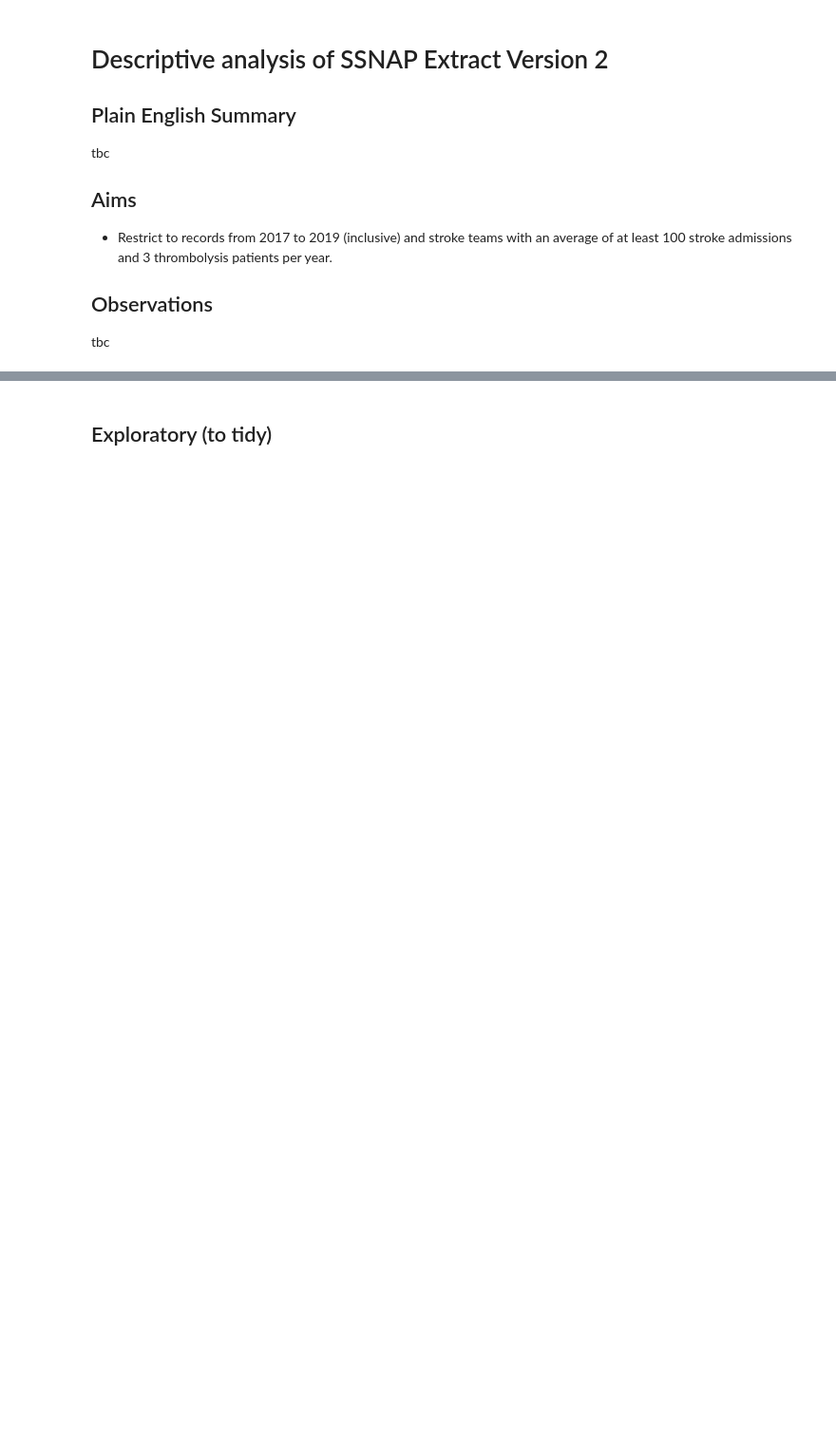
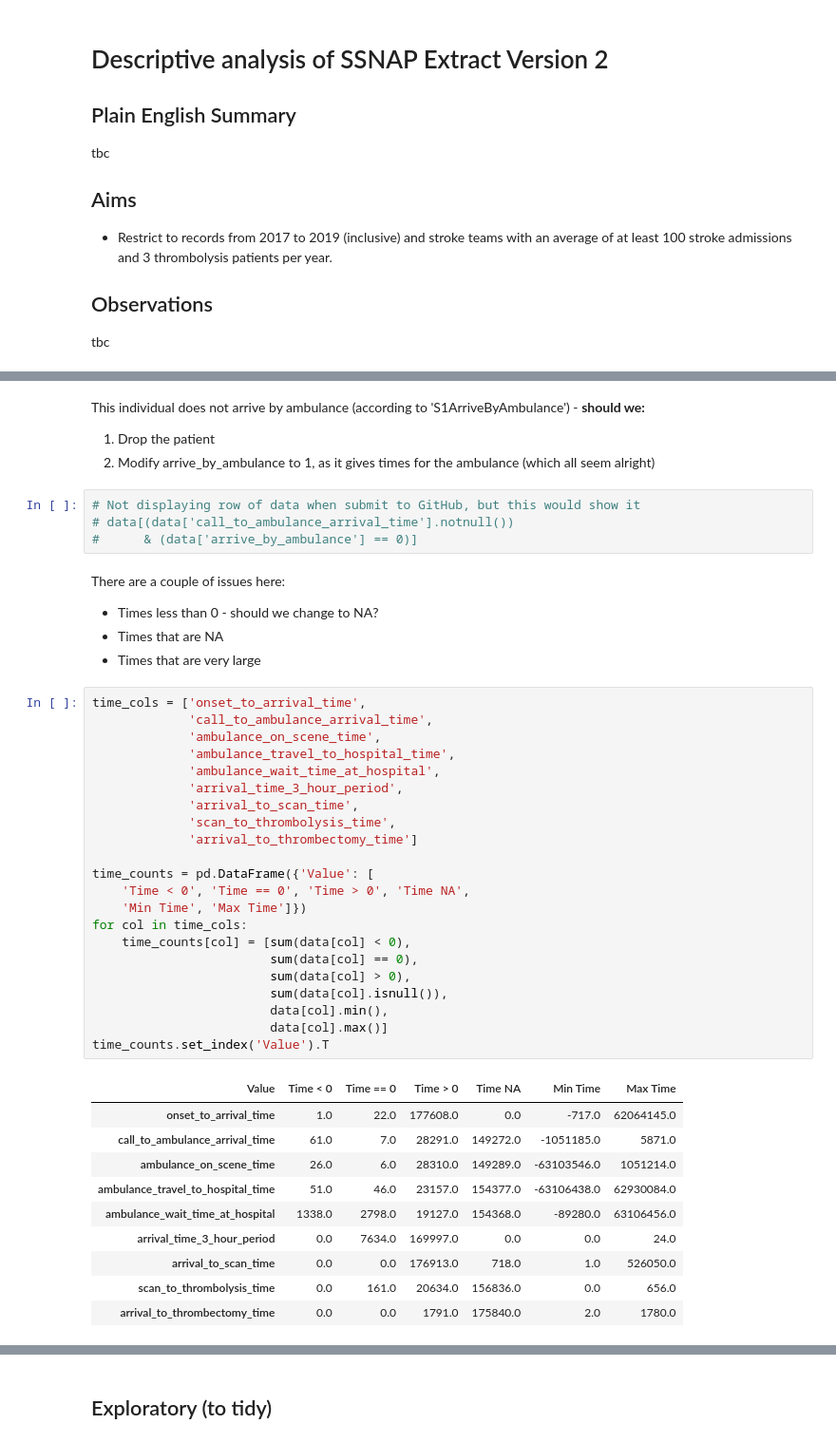
Before and after one commit to samuel-book/samuel_2_data_prep, a Jupyter notebook: descriptive_statistics/01_descriptive_analysis.ipynb, the cells around one changed output, grey strips where cells are left out. Shown at 95% size. Drawn from its saved outputs; the diff is of its cells as text; blank space fills up the shorter version.

Commit message:
Exploring NaN, distinguishing potential issues from valid missing data

```diff
--- a/descriptive_statistics/01_descriptive_analysis.ipynb
+++ b/descriptive_statistics/01_descriptive_analysis.ipynb
@@ -91,0 +252,46 @@ Number of stroke teams removed from dataset: 4
+# %% [markdown]
+This individual does not arrive by ambulance (according to 'S1ArriveByAmbulance') - **should we:**
+1. Drop the patient
+2. Modify arrive_by_ambulance to 1, as it gives times for the ambulance (which all seem alright)
+# %%
+# Not displaying row of data when submit to GitHub, but this would show it
+# data[(data['call_to_ambulance_arrival_time'].notnull())
+#      & (data['arrive_by_ambulance'] == 0)]
+# %% [markdown]
+There are a couple of issues here:
+* Times less than 0 - should we change to NA?
+* Times that are NA
+* Times that are very large
+# %%
+time_cols = ['onset_to_arrival_time',
+             'call_to_ambulance_arrival_time',
+             'ambulance_on_scene_time',
+             'ambulance_travel_to_hospital_time',
+             'ambulance_wait_time_at_hospital',
+             'arrival_time_3_hour_period',
+             'arrival_to_scan_time',
+             'scan_to_thrombolysis_time',
+             'arrival_to_thrombectomy_time']
+
+time_counts = pd.DataFrame({'Value': [
+    'Time < 0', 'Time == 0', 'Time > 0', 'Time NA',
+    'Min Time', 'Max Time']})
+for col in time_cols:
+    time_counts[col] = [sum(data[col] < 0),
+                        sum(data[col] == 0),
+                        sum(data[col] > 0),
+                        sum(data[col].isnull()),
+                        data[col].min(),
+                        data[col].max()]
+time_counts.set_index('Value').T
+# %% [output]
+| Value | Time < 0 | Time == 0 | Time > 0 | Time NA | Min Time | Max Time |
+| onset_to_arrival_time | 1.0 | 22.0 | 177608.0 | 0.0 | -717.0 | 62064145.0 |
+| call_to_ambulance_arrival_time | 61.0 | 7.0 | 28291.0 | 149272.0 | -1051185.0 | 5871.0 |
+| ambulance_on_scene_time | 26.0 | 6.0 | 28310.0 | 149289.0 | -63103546.0 | 1051214.0 |
+| ambulance_travel_to_hospital_time | 51.0 | 46.0 | 23157.0 | 154377.0 | -63106438.0 | 62930084.0 |
+| ambulance_wait_time_at_hospital | 1338.0 | 2798.0 | 19127.0 | 154368.0 | -89280.0 | 63106456.0 |
+| arrival_time_3_hour_period | 0.0 | 7634.0 | 169997.0 | 0.0 | 0.0 | 24.0 |
+| arrival_to_scan_time | 0.0 | 0.0 | 176913.0 | 718.0 | 1.0 | 526050.0 |
+| scan_to_thrombolysis_time | 0.0 | 161.0 | 20634.0 | 156836.0 | 0.0 | 656.0 |
+| arrival_to_thrombectomy_time | 0.0 | 0.0 | 1791.0 | 175840.0 | 2.0 | 1780.0 |
```
Also changed, not shown: parts of 46 cells of this notebook.
